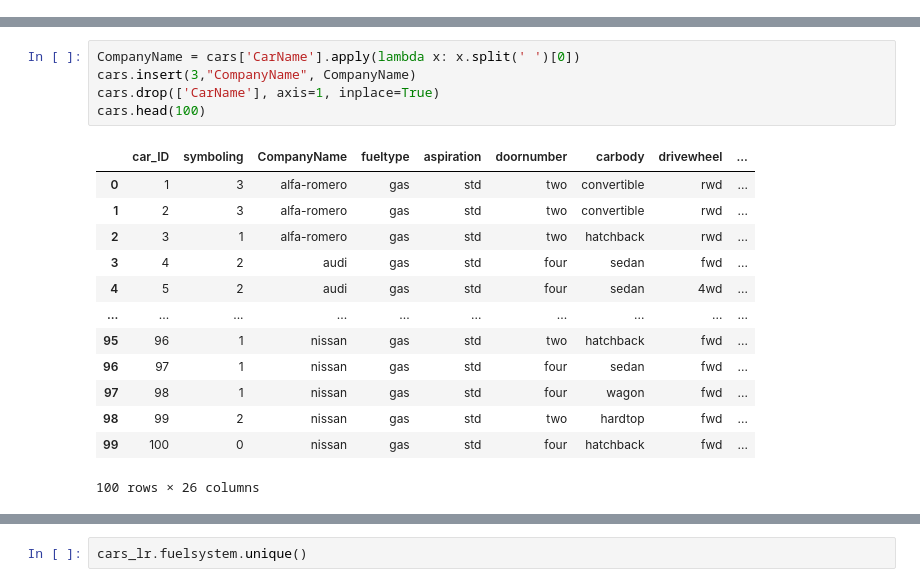
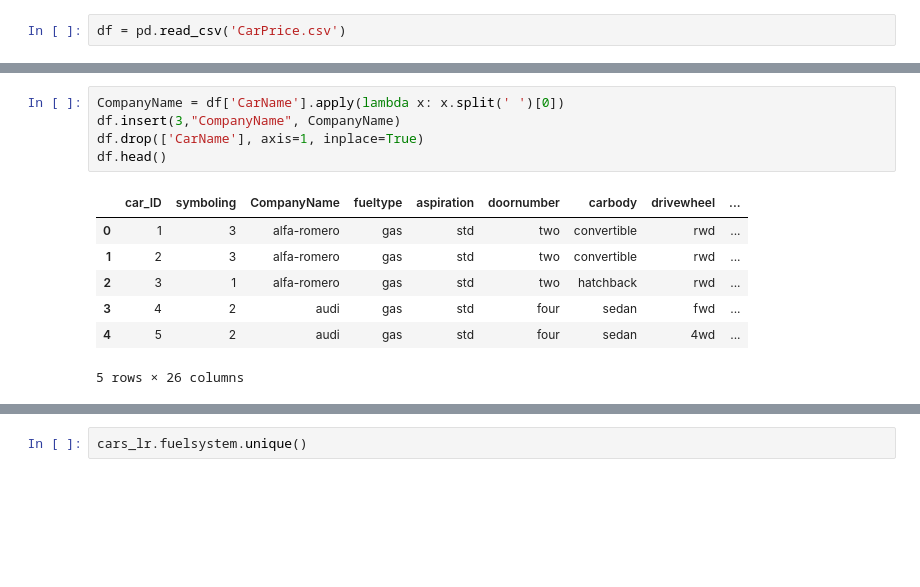
Before and after one commit to tarunkhurana2015/artificial_intel-machine_learning, a Jupyter notebook: EDA/Car_Prediction.ipynb, the cells around one changed output, grey strips where cells are left out. Drawn from its saved outputs; the diff is of its cells as text; blank space fills up the shorter version.

```diff
--- a/EDA/Car_Prediction.ipynb
+++ b/EDA/Car_Prediction.ipynb
@@ -13,0 +3,2 @@ cars.head()
+# %%
+df = pd.read_csv('CarPrice.csv')
@@ -48,22 +49,16 @@ Data columns (total 26 columns):
 dtypes: float64(8), int64(8), object(10)
 memory usage: 41.8+ KB
 # %%
-CompanyName = cars['CarName'].apply(lambda x: x.split(' ')[0])
-cars.insert(3,"CompanyName", CompanyName)
-cars.drop(['CarName'], axis=1, inplace=True)
-cars.head(100)
+CompanyName = df['CarName'].apply(lambda x: x.split(' ')[0])
+df.insert(3,"CompanyName", CompanyName)
+df.drop(['CarName'], axis=1, inplace=True)
+df.head()
 # %% [output]
 |  | car_ID | symboling | CompanyName | fueltype | aspiration | doornumber | carbody | drivewheel | ... |
 | 0 | 1 | 3 | alfa-romero | gas | std | two | convertible | rwd | ... |
 | 1 | 2 | 3 | alfa-romero | gas | std | two | convertible | rwd | ... |
 | 2 | 3 | 1 | alfa-romero | gas | std | two | hatchback | rwd | ... |
 | 3 | 4 | 2 | audi | gas | std | four | sedan | fwd | ... |
 | 4 | 5 | 2 | audi | gas | std | four | sedan | 4wd | ... |
-| ... | ... | ... | ... | ... | ... | ... | ... | ... | ... |
-| 95 | 96 | 1 | nissan | gas | std | two | hatchback | fwd | ... |
-| 96 | 97 | 1 | nissan | gas | std | four | sedan | fwd | ... |
-| 97 | 98 | 1 | nissan | gas | std | four | wagon | fwd | ... |
-| 98 | 99 | 2 | nissan | gas | std | two | hardtop | fwd | ... |
-| 99 | 100 | 0 | nissan | gas | std | four | hatchback | fwd | ... |
-100 rows × 26 columns
+5 rows × 26 columns
 # %%
```
Also changed, not shown: parts of 19 cells of this notebook.
